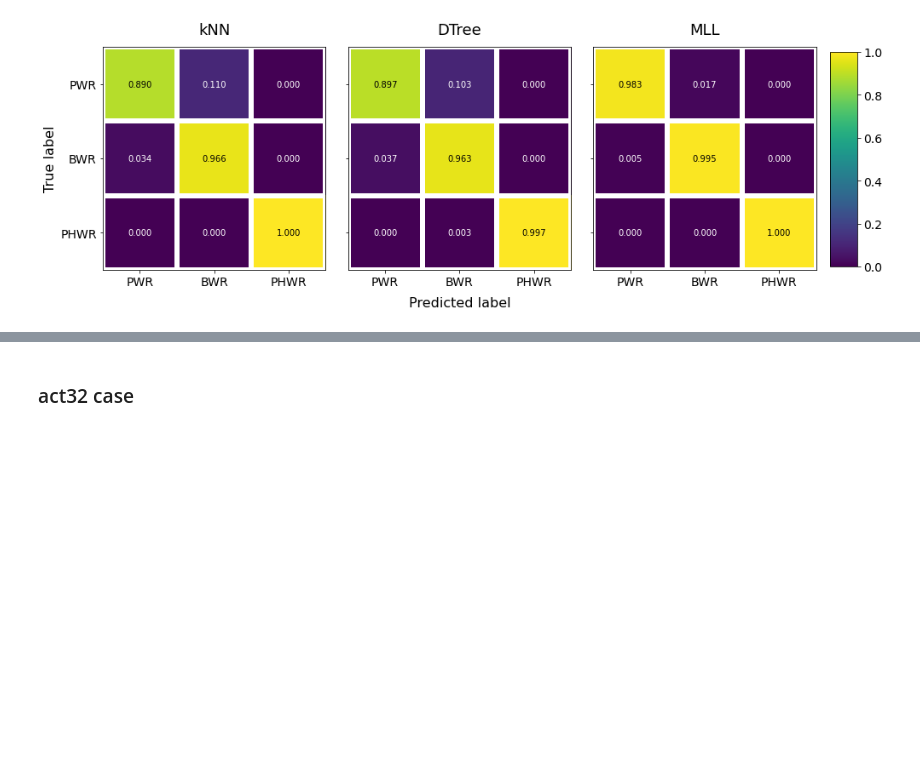
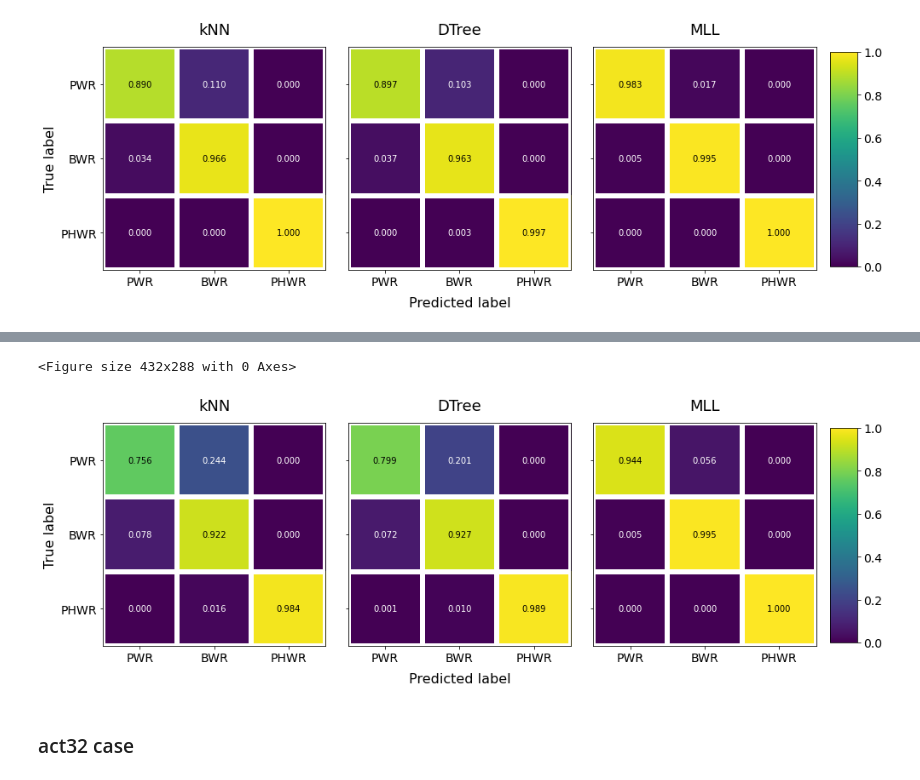
Before and after one commit to opotowsky/process_results, a Jupyter notebook: confusion_matrix.ipynb, the cells around one changed output, grey strips where cells are left out. Saved outputs shown, nothing was run; the diff lists cells and outputs as text; code cells hidden in the pictures; blank space fills up the shorter version.

```diff
--- a/confusion_matrix.ipynb
+++ b/confusion_matrix.ipynb
@@ -166,3 +183,8 @@ fig.savefig(sv_fig, bbox_inches='tight', transparent=True)
+# %%
+fig = plot_cm(knn, dtr, mll)
+# %% [output]
+<Figure size 432x288 with 0 Axes>
+[figure, added]
 # %% [markdown]
 ### act32 case
 # %%
```
Also changed, not shown: parts of 4 cells of this notebook.
